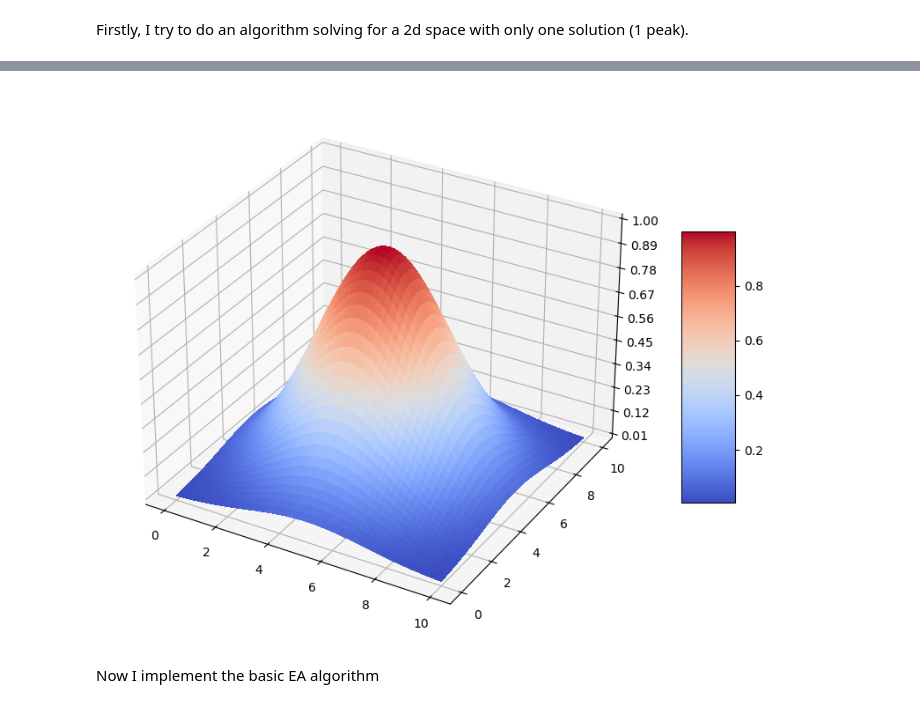
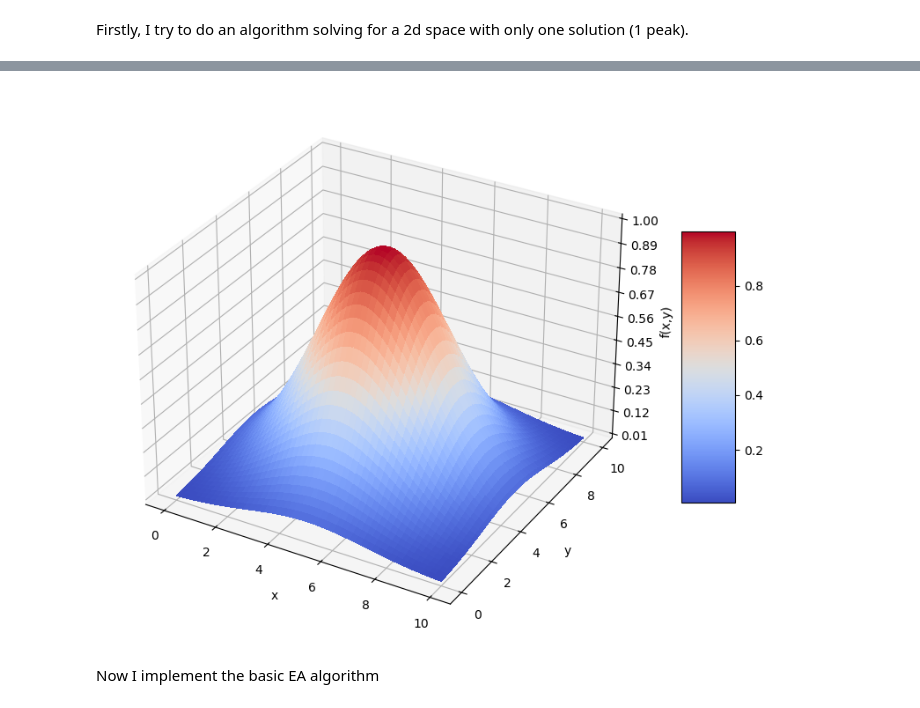
Before and after one commit to pietromalagoli/NeuronEvolution, a Jupyter notebook: evolutionary_programming.ipynb, the cells around one changed output, grey strips where cells are left out. Cells and saved outputs as stored; diff of their text form; code cells hidden in the pictures.

```diff
--- a/evolutionary_programming.ipynb
+++ b/evolutionary_programming.ipynb
@@ -12,27 +14,31 @@ N = 100
 
 x = np.linspace(0,10,N)
 y = np.linspace(0,10,N)
-x,y = np.meshgrid(x,y)
+X,Y = np.meshgrid(x,y)
 
+# fitness function
 def f(x,y):
     return np.exp(-0.1*(x-5)**2-0.1*(y-5)**2)  # picco fatto con una gaussiana
 # %%
 fig, ax = plt.subplots(subplot_kw={"projection": "3d"},figsize=(10,8))
-surf = ax.plot_surface(x, y, f(x,y), cmap=cm.coolwarm, linewidth=0, antialiased=False)
+surf = ax.plot_surface(X, Y, f(X,Y), cmap=cm.coolwarm, linewidth=0, antialiased=False)
 
 # Customize the z axis.
 ax.zaxis.set_major_locator(LinearLocator(10))
 # A StrMethodFormatter is used automatically
 ax.zaxis.set_major_formatter('{x:.02f}')
 
 # Add axis labels
+ax.set_xlabel('x')
+ax.set_ylabel('y')
+ax.set_zlabel('f(x,y)')
 
 # Add a color bar which maps values to colors.
 fig.colorbar(surf, shrink=0.5, aspect=5)
 
 plt.show()
 # %% [output]
-[figure, old version]
+[figure, new version]
 # %% [markdown]
 Now I implement the basic EA algorithm
 # %%
```
Also changed, not shown: parts of 6 cells of this notebook, 1 other file.
